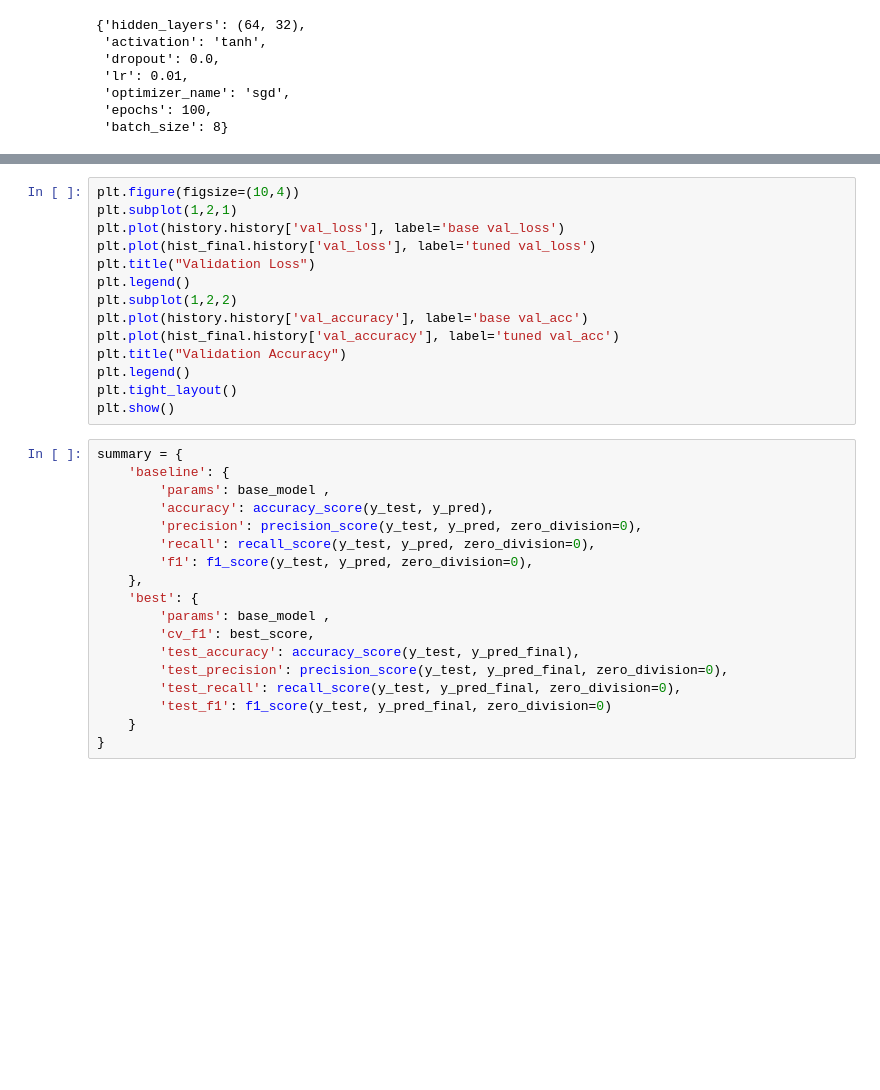
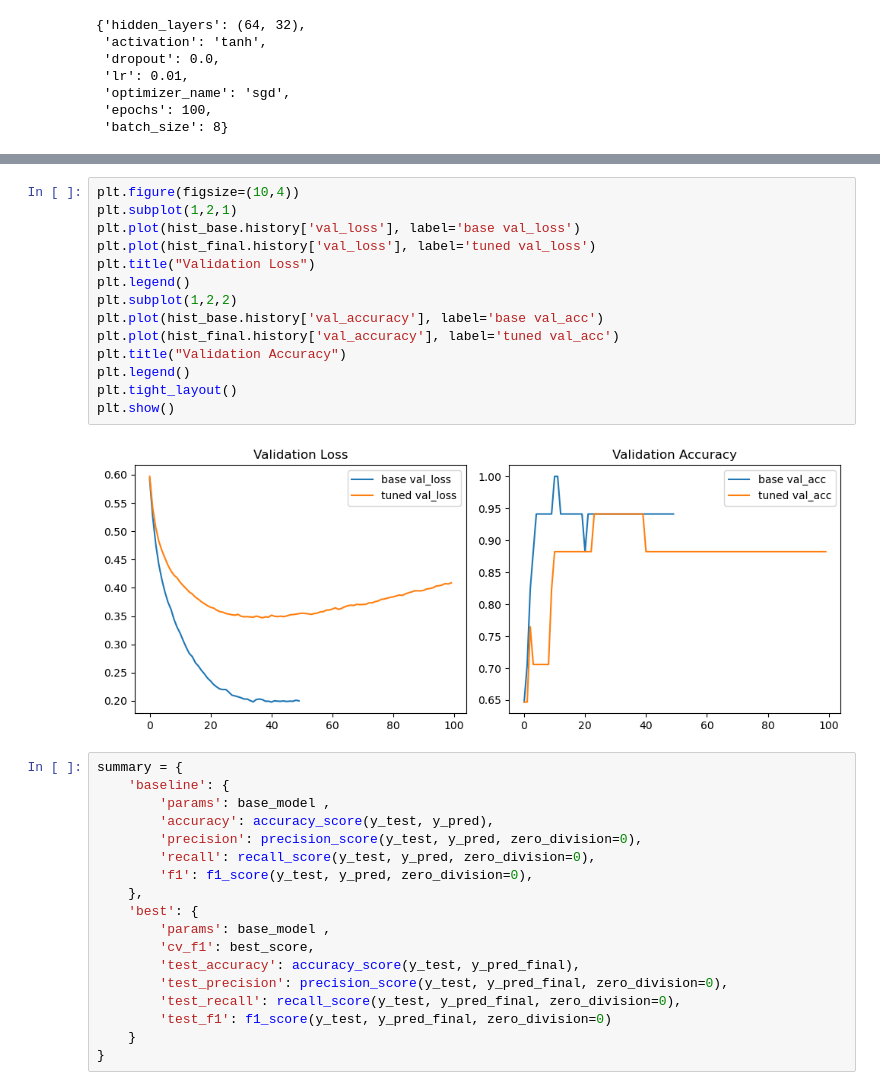
Before and after one commit to logavanan-a/DataScientist, a Jupyter notebook: NEURAL-NETWORKS.ipynb, the cells around one changed output, grey strips where cells are left out. Drawn from its saved outputs; the diff is of its cells as text; blank space fills up the shorter version.

```diff
--- a/NEURAL-NETWORKS.ipynb
+++ b/NEURAL-NETWORKS.ipynb
@@ -376,17 +394,19 @@ confusion_matrix(y_test, y_pred_final)
 # %%
 plt.figure(figsize=(10,4))
 plt.subplot(1,2,1)
-plt.plot(history.history['val_loss'], label='base val_loss')
+plt.plot(hist_base.history['val_loss'], label='base val_loss')
 plt.plot(hist_final.history['val_loss'], label='tuned val_loss')
 plt.title("Validation Loss")
 plt.legend()
 plt.subplot(1,2,2)
-plt.plot(history.history['val_accuracy'], label='base val_acc')
+plt.plot(hist_base.history['val_accuracy'], label='base val_acc')
 plt.plot(hist_final.history['val_accuracy'], label='tuned val_acc')
 plt.title("Validation Accuracy")
 plt.legend()
 plt.tight_layout()
 plt.show()
+# %% [output]
+[figure, added]
 # %%
 summary = {
     'baseline': {
```
Also changed, not shown: parts of 8 cells of this notebook, 2 other files.
